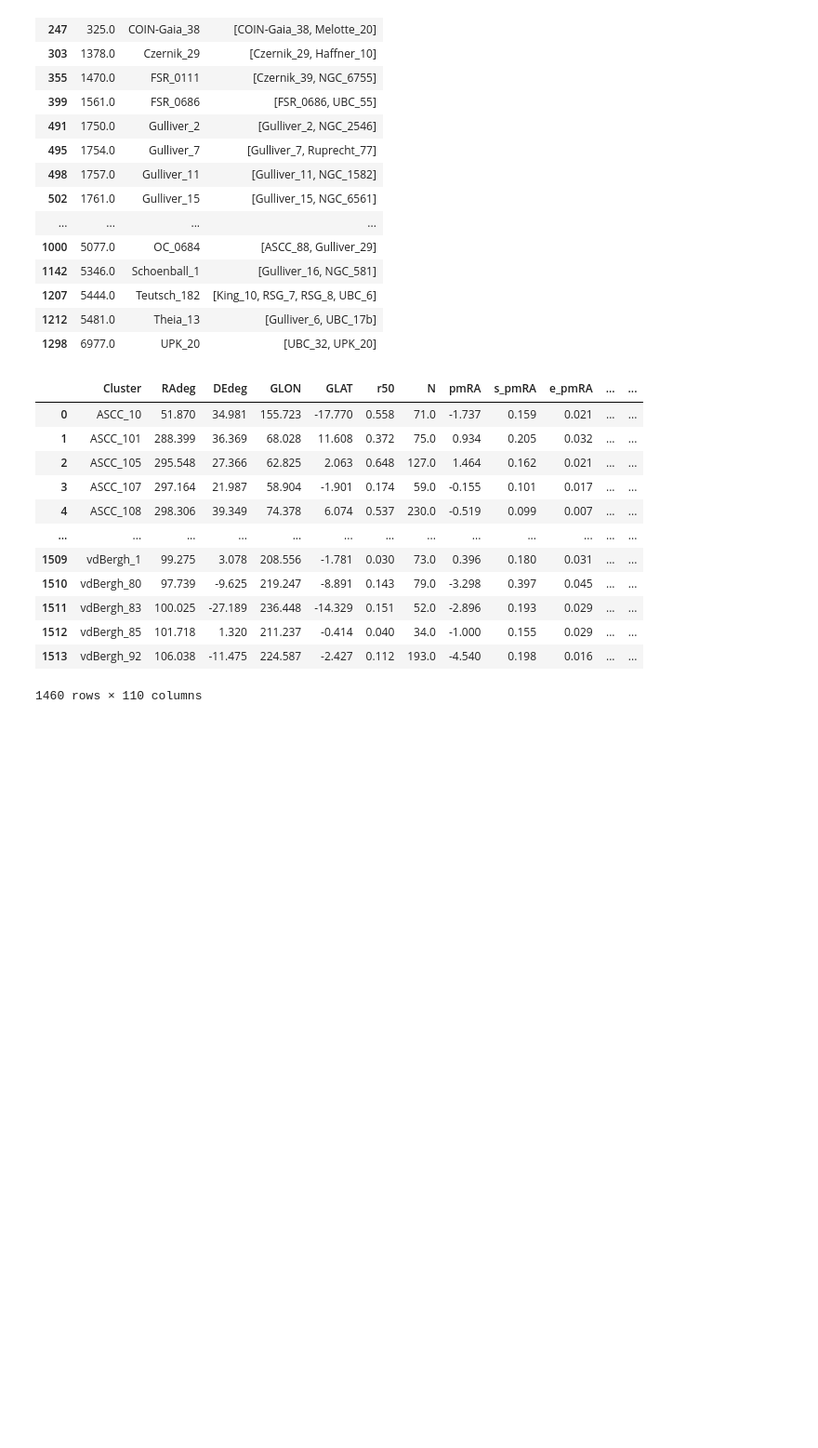
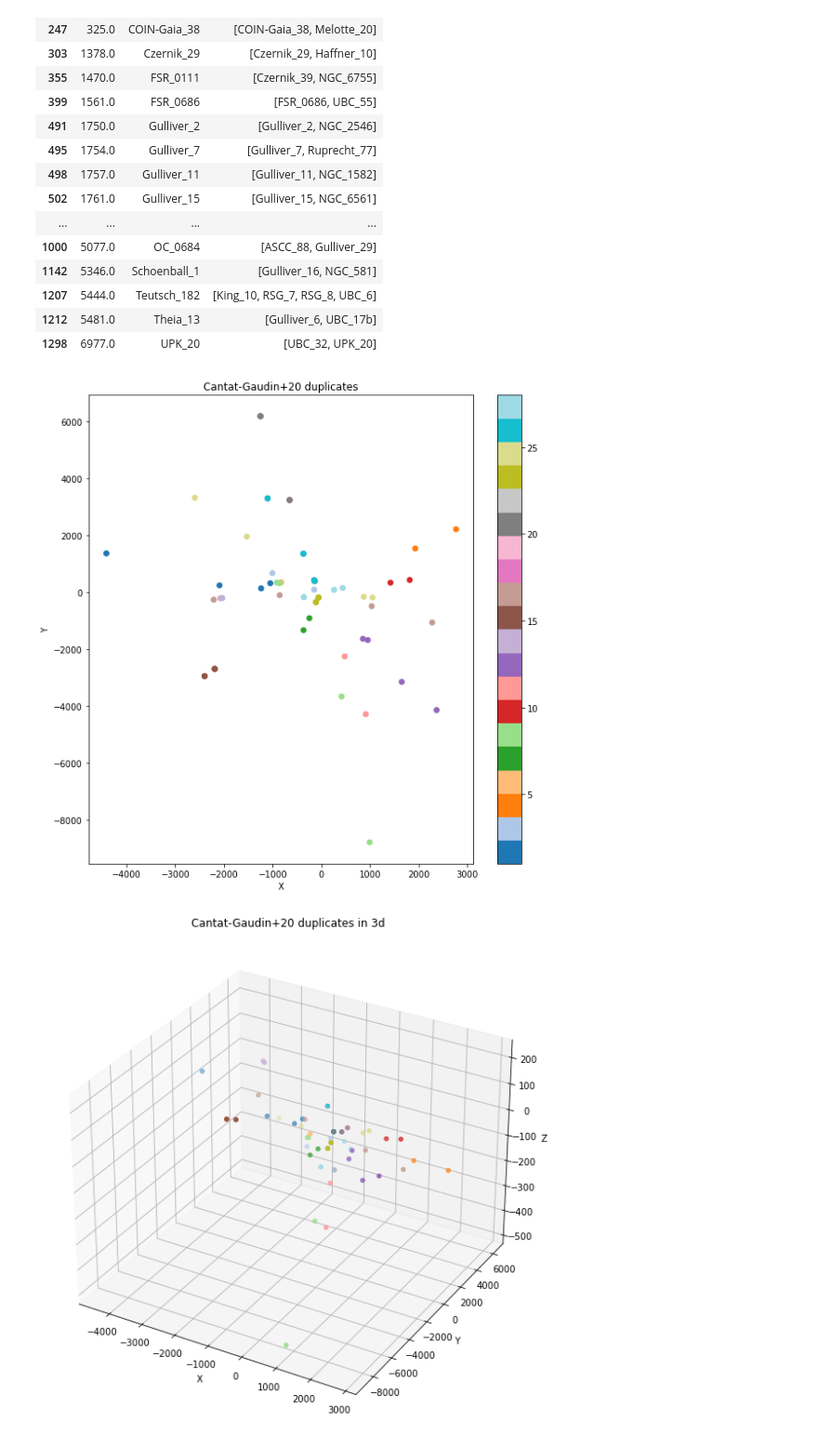
Before and after one commit to jpbatleidenuniv/BRP, a Jupyter notebook: Notebooks/crossmatchingtest.ipynb, the cells around one changed output. Shown at 93% size. Drawn from its saved outputs; the diff is of its cells as text; code cells hidden in the pictures; blank space fills up the shorter version.

```diff
--- a/Notebooks/crossmatchingtest.ipynb
+++ b/Notebooks/crossmatchingtest.ipynb
@@ -12,7 +12,7 @@ cantat = cantat.assign(r50_dist = (np.tan(cantat['r50']*np.pi/180) * cantat['dmo
 cantat = cantat.assign(inner = np.where(cantat['Plx'] > 1.1, 1, 0))
 
 hunt = pd.read_csv('Data\\Hunt\\huntfile.csv').query('Type == "o"')
-xmatch = pd.read_csv('Data\\Hunt\\xmatchfile.csv').dropna(subset='Sep')
+xmatch = pd.read_csv('Data\\Hunt\\xmatchfile.csv').dropna(subset=['Sep'])
 khar = pd.read_csv('Data\\Kharchenko\\kharchenkofile.csv').query('Type != "g"')
 dias = pd.read_csv('Data\\Dias\\diasfile.csv')
 dias['Cluster'] = dias['Cluster'].str.replace(' ', '_').str.replace('-', '_')
@@ -130,23 +130,3 @@ Now we see that that the literature clusters are grouped in a list
 | 1207 | 5444.0 | Teutsch_182 | [King_10, RSG_7, RSG_8, UBC_6] |
 | 1212 | 5481.0 | Theia_13 | [Gulliver_6, UBC_17b] |
 | 1298 | 6977.0 | UPK_20 | [UBC_32, UPK_20] |
-# %%
-
-cantat_duplicates = cantat_fullmatch.query('ID_h in @duplicates.ID_h')
-#//give cantat_super a new column called num which counts up from 1 to x
-cantat_super['num'] = range(1, len(cantat_super) + 1)
-cantat_fullmatch
-# %% [output]
-|  | Cluster | RAdeg | DEdeg | GLON | GLAT | r50 | N | pmRA | s_pmRA | e_pmRA | ... | ... |
-| 0 | ASCC_10 | 51.870 | 34.981 | 155.723 | -17.770 | 0.558 | 71.0 | -1.737 | 0.159 | 0.021 | ... | ... |
-| 1 | ASCC_101 | 288.399 | 36.369 | 68.028 | 11.608 | 0.372 | 75.0 | 0.934 | 0.205 | 0.032 | ... | ... |
-| 2 | ASCC_105 | 295.548 | 27.366 | 62.825 | 2.063 | 0.648 | 127.0 | 1.464 | 0.162 | 0.021 | ... | ... |
-| 3 | ASCC_107 | 297.164 | 21.987 | 58.904 | -1.901 | 0.174 | 59.0 | -0.155 | 0.101 | 0.017 | ... | ... |
-| 4 | ASCC_108 | 298.306 | 39.349 | 74.378 | 6.074 | 0.537 | 230.0 | -0.519 | 0.099 | 0.007 | ... | ... |
-| ... | ... | ... | ... | ... | ... | ... | ... | ... | ... | ... | ... | ... |
-| 1509 | vdBergh_1 | 99.275 | 3.078 | 208.556 | -1.781 | 0.030 | 73.0 | 0.396 | 0.180 | 0.031 | ... | ... |
-| 1510 | vdBergh_80 | 97.739 | -9.625 | 219.247 | -8.891 | 0.143 | 79.0 | -3.298 | 0.397 | 0.045 | ... | ... |
-| 1511 | vdBergh_83 | 100.025 | -27.189 | 236.448 | -14.329 | 0.151 | 52.0 | -2.896 | 0.193 | 0.029 | ... | ... |
-| 1512 | vdBergh_85 | 101.718 | 1.320 | 211.237 | -0.414 | 0.040 | 34.0 | -1.000 | 0.155 | 0.029 | ... | ... |
-| 1513 | vdBergh_92 | 106.038 | -11.475 | 224.587 | -2.427 | 0.112 | 193.0 | -4.540 | 0.198 | 0.016 | ... | ... |
-1460 rows × 110 columns
@@ -155,0 +133,37 @@ cantat_fullmatch
+# %%
+
+cantat_duplicates = cantat_fullmatch.query('ID_h in @duplicates.ID_h') # Get the duplicates from the full match
+
+cantat_super['num'] = range(1, len(cantat_super) + 1) # Add a column with the number of the supercluster
+
+cantat_superexp = cantat_super.explode('Cluster') # Explode the superclusters
+
+cantat_mergecluster = pd.merge(cantat_superexp, cantat_duplicates, on='Cluster', how='inner') # Merge the superclusters with the duplicates
+cantat_mergecluster
+
+
+#//plot the x and y of cantat_mergecluster with the cluster names as labels and with the num column as color
+plt.figure(figsize=(10, 10))
+plt.scatter(cantat_mergecluster['X'], cantat_mergecluster['Y'], c=cantat_mergecluster['num'], cmap='tab20')
+# for i, txt in enumerate(cantat_mergecluster['Cluster']):
+#     plt.annotate(txt, (cantat_mergecluster['X'].iloc[i], cantat_mergecluster['Y'].iloc[i]))
+plt.xlabel('X')
+plt.ylabel('Y')
+plt.title('Cantat-Gaudin+20 duplicates')
+plt.colorbar()
+plt.show()
+
+#//3d plot the X and Y and Z columns of cantat_mergecluster with the cluster names as labels and with the num column as color
+fig = plt.figure(figsize=(10, 10))
+ax = fig.add_subplot(111, projection='3d')
+ax.scatter(cantat_mergecluster['X'], cantat_mergecluster['Y'], cantat_mergecluster['Z'], c=cantat_mergecluster['num'], cmap='tab20')
+# for i, txt in enumerate(cantat_mergecluster['Cluster']):
+#     ax.text(cantat_mergecluster['X'].iloc[i], cantat_mergecluster['Y'].iloc[i], cantat_mergecluster['Z'].iloc[i], txt)
+plt.xlabel('X')
+plt.ylabel('Y')
+ax.set_zlabel('Z')
+plt.title('Cantat-Gaudin+20 duplicates in 3d')
+plt.show()
+# %% [output]
+[figure, added]
+[figure, added]
```
Also changed, not shown: parts of 2 cells of this notebook.
